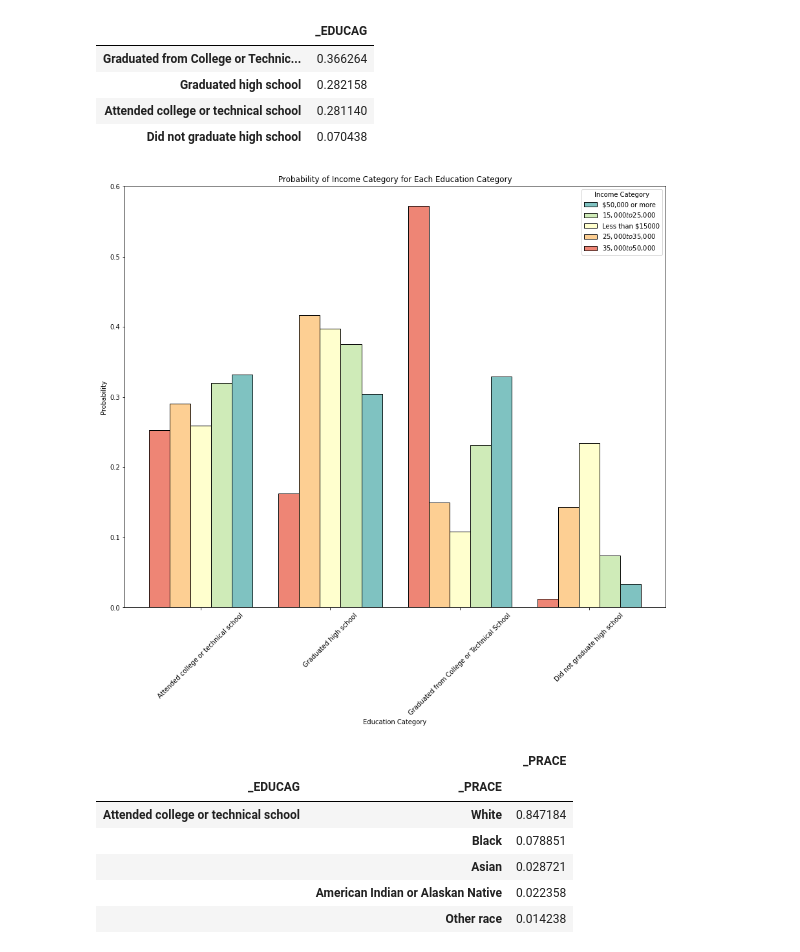
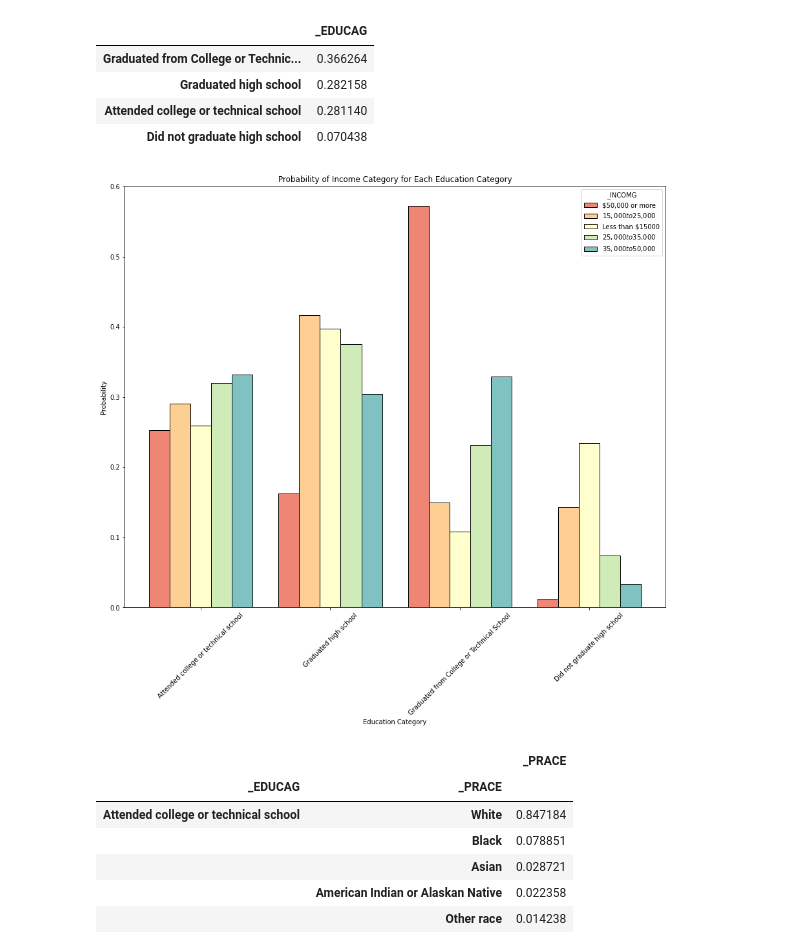
Before and after one commit to eklee151/Adverse-Childhood-Experiences, a Jupyter notebook: 3_eda.ipynb, the cells around one changed output. Saved outputs shown, nothing was run; the diff lists cells and outputs as text; code cells hidden in the pictures.

```diff
--- a/3_eda.ipynb
+++ b/3_eda.ipynb
@@ -133,14 +133,14 @@ brfss_total['_EDUCAG'].value_counts(normalize=True, ascending=False).to_frame()
 # %%
 plt.figure(figsize=(15, 12))
 sns.histplot(data = brfss_total, x = '_EDUCAG', hue = '_INCOMG', multiple='dodge', stat='probability', common_norm = False, discrete=True, shrink=0.8, palette='Spectral')
 plt.xticks(rotation=45)
 plt.title('Probability of Income Category for Each Education Category')
 plt.xlabel('Education Category')
-plt.legend(title='Income Category', labels=brfss_total['_INCOMG'].unique());
+#plt.legend(title='Income Category') #labels=brfss_total['_INCOMG'].values);
 
 plt.savefig('income_education.jpg')
 # %% [output]
-[figure, old version]
+[figure, new version]
 # %%
 brfss_total.groupby('_EDUCAG')['_PRACE'].value_counts(normalize=True, ascending=False).to_frame()
 # %% [output]
```
Also changed, not shown: parts of 5 cells of this notebook, 5 other files.
